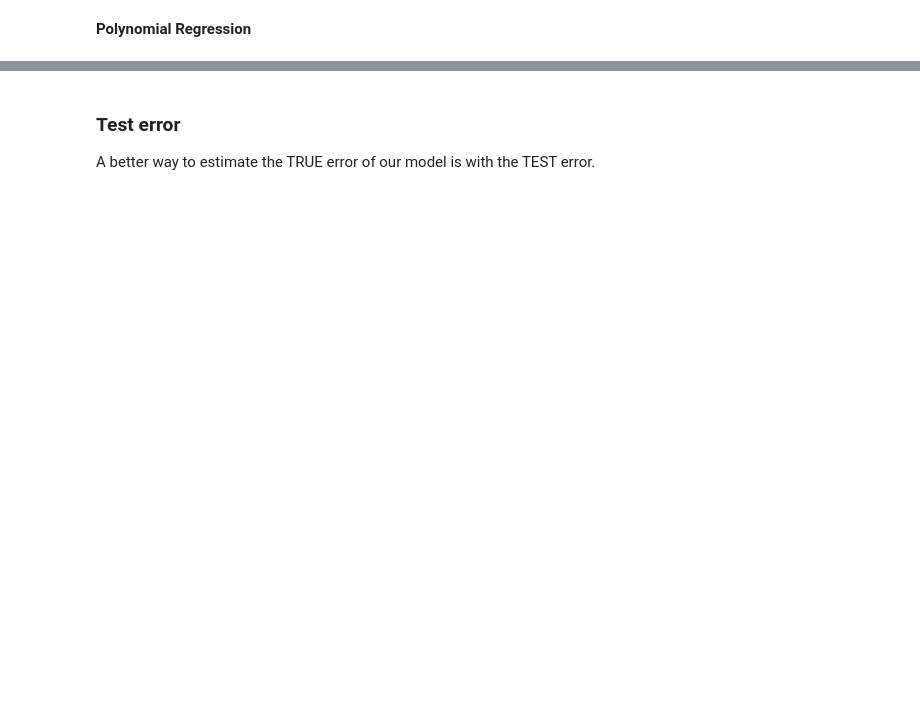
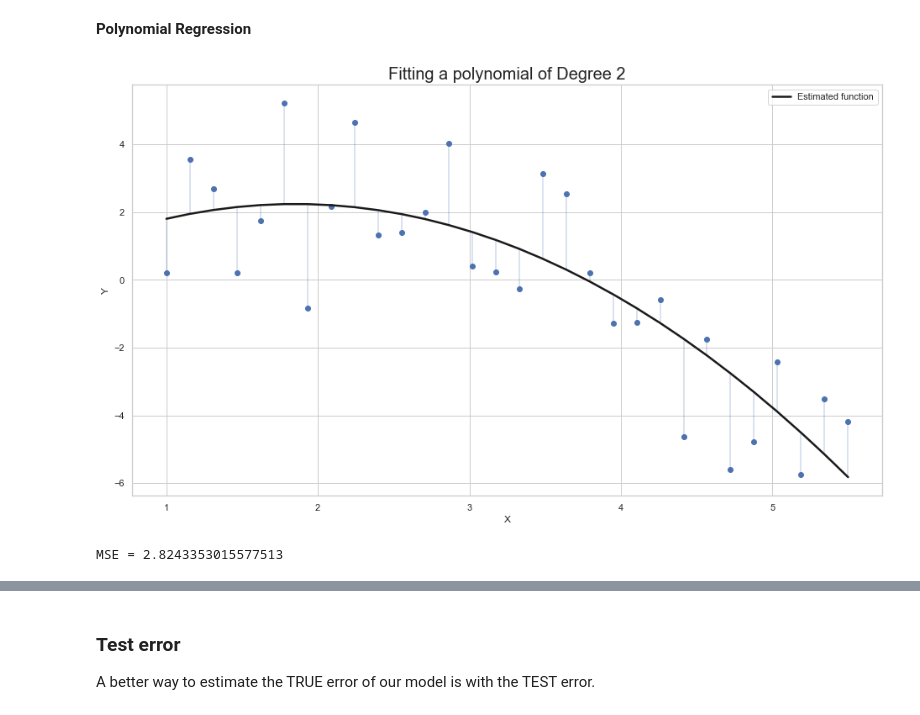
Before and after one commit to sheriffff/teaching-ironhack-data-madrid-2020, a Jupyter notebook: week_07/02_bias_variance.ipynb, the cells around one changed output, grey strips where cells are left out. Drawn from its saved outputs; the diff is of its cells as text; code cells hidden in the pictures; blank space fills up the shorter version.

```diff
--- a/week_07/02_bias_variance.ipynb
+++ b/week_07/02_bias_variance.ipynb
@@ -64,2 +117,27 @@ $$ \hat{Y} = \hat{f}(X).$$
 # %% [markdown]
 **Polynomial Regression**
+# %%
+# Create polynomial features of degree k
+k = 2
+poly = PolynomialFeatures(k)
+X_poly = poly.fit_transform(X.reshape(-1,1))
+
+# estimate the parameters of the coefficient using sklearn
+reg = LinearRegression()
+reg.fit(X_poly, y)
+y_hat = reg.predict(X_poly)
+# plot results
+plt.scatter(X, y)
+plt.plot(X, y_hat, lw=2.5, label='Estimated function', color = 'k')
+#plt.plot(X, y_exact, lw=2, label='True function', linestyle='--', color='orange')
+
+plt.vlines(X, y_hat, y, lw=0.4)
+plt.xlabel('X')
+plt.ylabel('Y')
+plt.legend()
+plt.title(f'Fitting a polynomial of Degree {k}', size=20)
+plt.show()
+print(f'MSE = {mean_squared_error(y, y_hat)}')
+# %% [output]
+[figure, added]
+MSE = 2.8243353015577513
```
Also changed, not shown: parts of 13 cells of this notebook.
